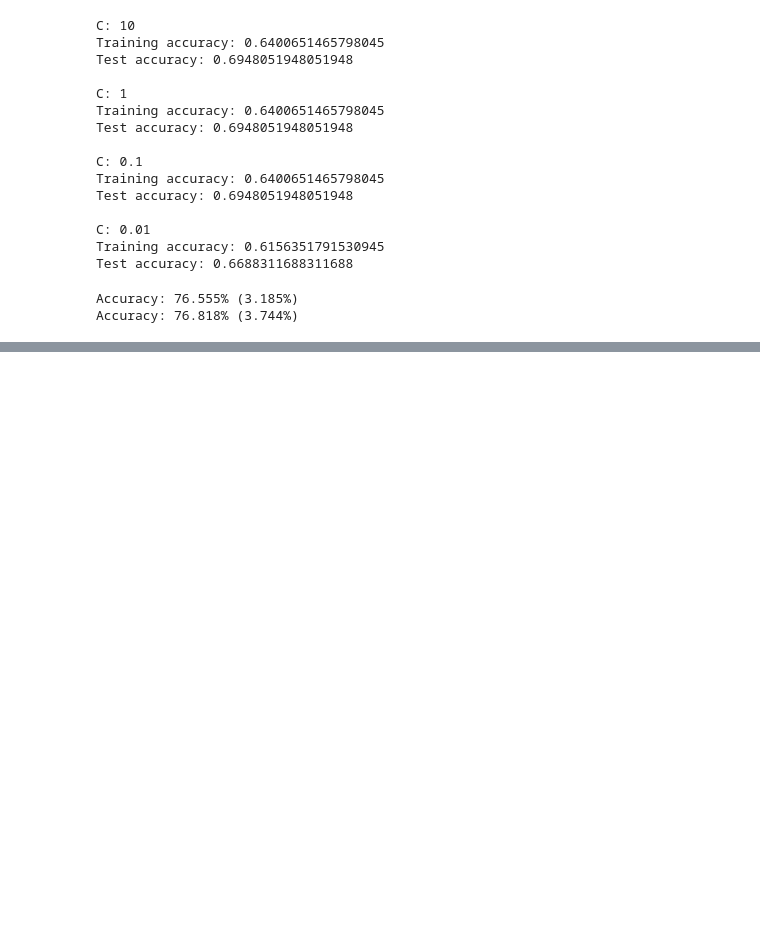
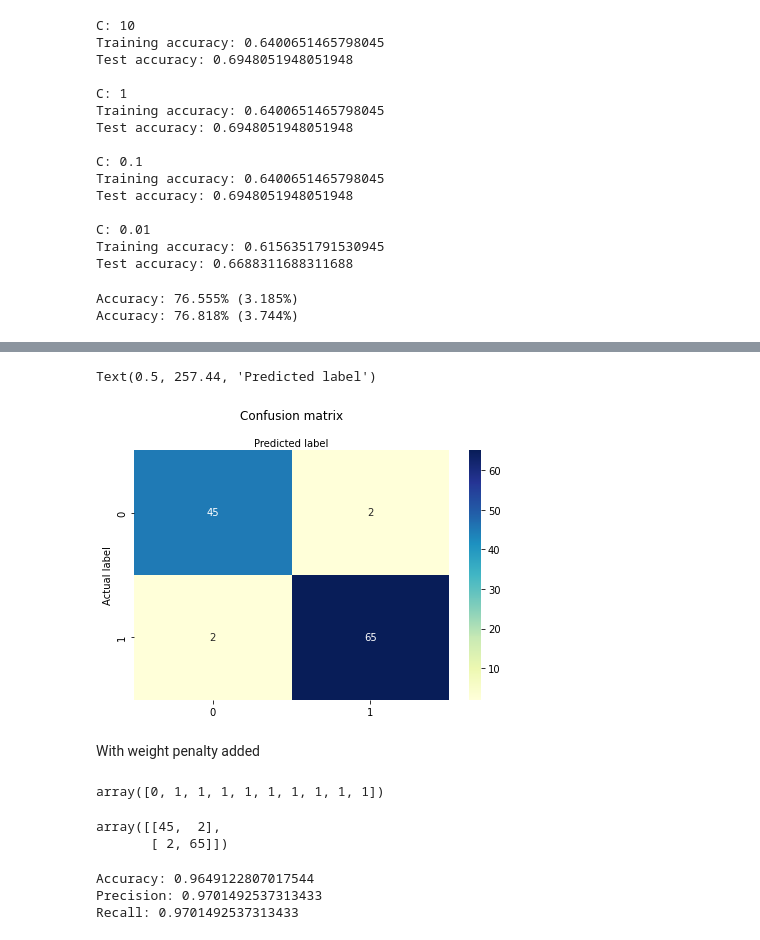
Before and after one commit to BrevinBrown/BrevinBrown, a Jupyter notebook: Homework2.ipynb, the cells around one changed output, grey strips where cells are left out. Drawn from its saved outputs; the diff is of its cells as text; code cells hidden in the pictures; blank space fills up the shorter version.

```diff
--- a/Homework2.ipynb
+++ b/Homework2.ipynb
@@ -132,0 +175,4 @@ Accuracy: 76.818% (3.744%)
+# %%
+breast_input = pd.DataFrame(X)
+breast_input.head()
+breast_output = pd.DataFrame(Y)
@@ -132,0 +208,39 @@ Accuracy: 76.818% (3.744%)
+# %%
+class_names=[0,1] # name of classes
+fig, ax = plt.subplots()
+tick_marks = np.arange(len(class_names))
+plt.xticks(tick_marks, class_names)
+plt.yticks(tick_marks, class_names)
+# create heatmap
+sns.heatmap(pd.DataFrame(cnf_matrixB), annot=True, cmap="YlGnBu" ,fmt='g')
+ax.xaxis.set_label_position("top")
+plt.tight_layout()
+plt.title('Confusion matrix', y=1.1)
+plt.ylabel('Actual label')
+plt.xlabel('Predicted label')
+# %% [output]
+Text(0.5, 257.44, 'Predicted label')
+[figure, added]
+# %% [markdown]
+With weight penalty added
+# %%
+classifier2 = LogisticRegression(penalty='l2',random_state=0)
+classifier2.fit(XTrainB,YTrainB)
+YPredictW = classifier2.predict(XTestB)
+YPredictW[0:10]
+# %% [output]
+array([0, 1, 1, 1, 1, 1, 1, 1, 1, 1])
+# %%
+cnf_matrixBW = confusion_matrix(YTestB, YPredictW)
+cnf_matrixBW
+# %% [output]
+array([[45,  2],
+       [ 2, 65]])
+# %%
+print("Accuracy:",metrics.accuracy_score(YTestB, YPredictW))
+print("Precision:",metrics.precision_score(YTestB, YPredictW))
+print("Recall:",metrics.recall_score(YTestB, YPredictW))
+# %% [output]
+Accuracy: 0.9649122807017544
+Precision: 0.9701492537313433
+Recall: 0.9701492537313433
```
Also changed, not shown: parts of 10 cells of this notebook.
